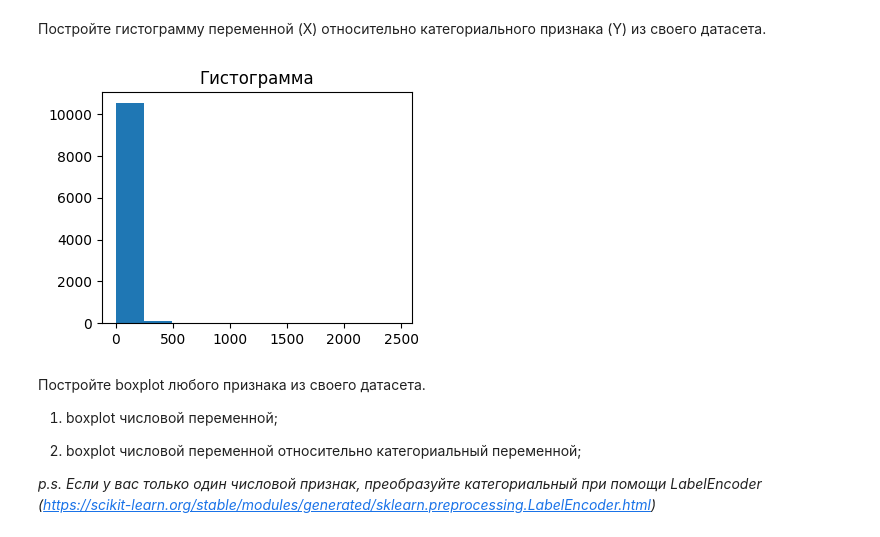
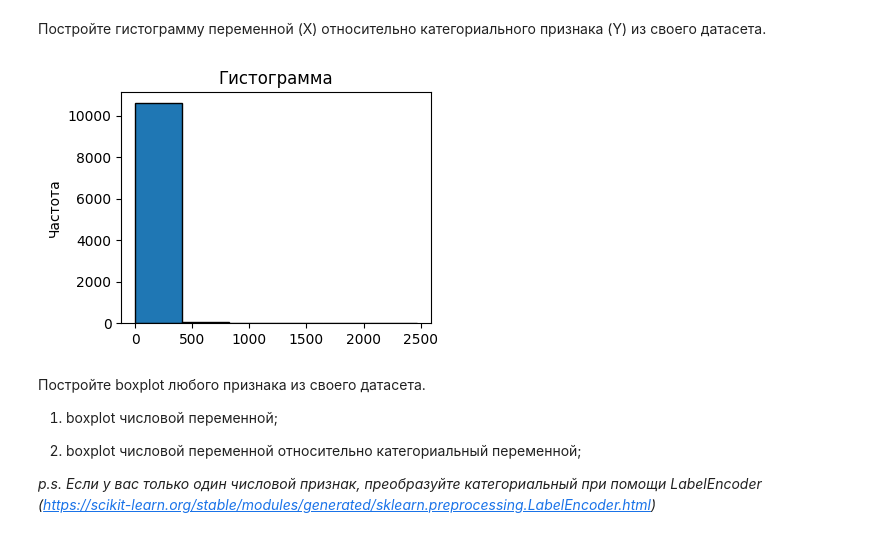
Before and after one commit to TN1928/machinescreatemachines, a Jupyter notebook: lab2/Задание_2.ipynb, the cells around one changed output. Drawn from its saved outputs; the diff is of its cells as text; code cells hidden in the pictures.

```diff
--- a/lab2/Задание_2.ipynb
+++ b/lab2/Задание_2.ipynb
@@ -154,11 +155,12 @@ Example: видим, что среднее и отклонение различ
  Постройте гистограмму переменной (X) относительно категориального признака (Y) из своего датасета.
 # %%
 plt.figure(figsize=(4, 3))
-plt.hist(df['Dowry Deaths'])
+plt.hist(df['Dowry Deaths'], bins=6, edgecolor='black')
 plt.title('Гистограмма')
+plt.ylabel('Частота')
 plt.show()
 # %% [output]
-[figure, old version]
+[figure, new version]
 # %% [markdown]
 Постройте boxplot любого признака из своего датасета.
 
```
Also changed, not shown: parts of 10 cells of this notebook.
